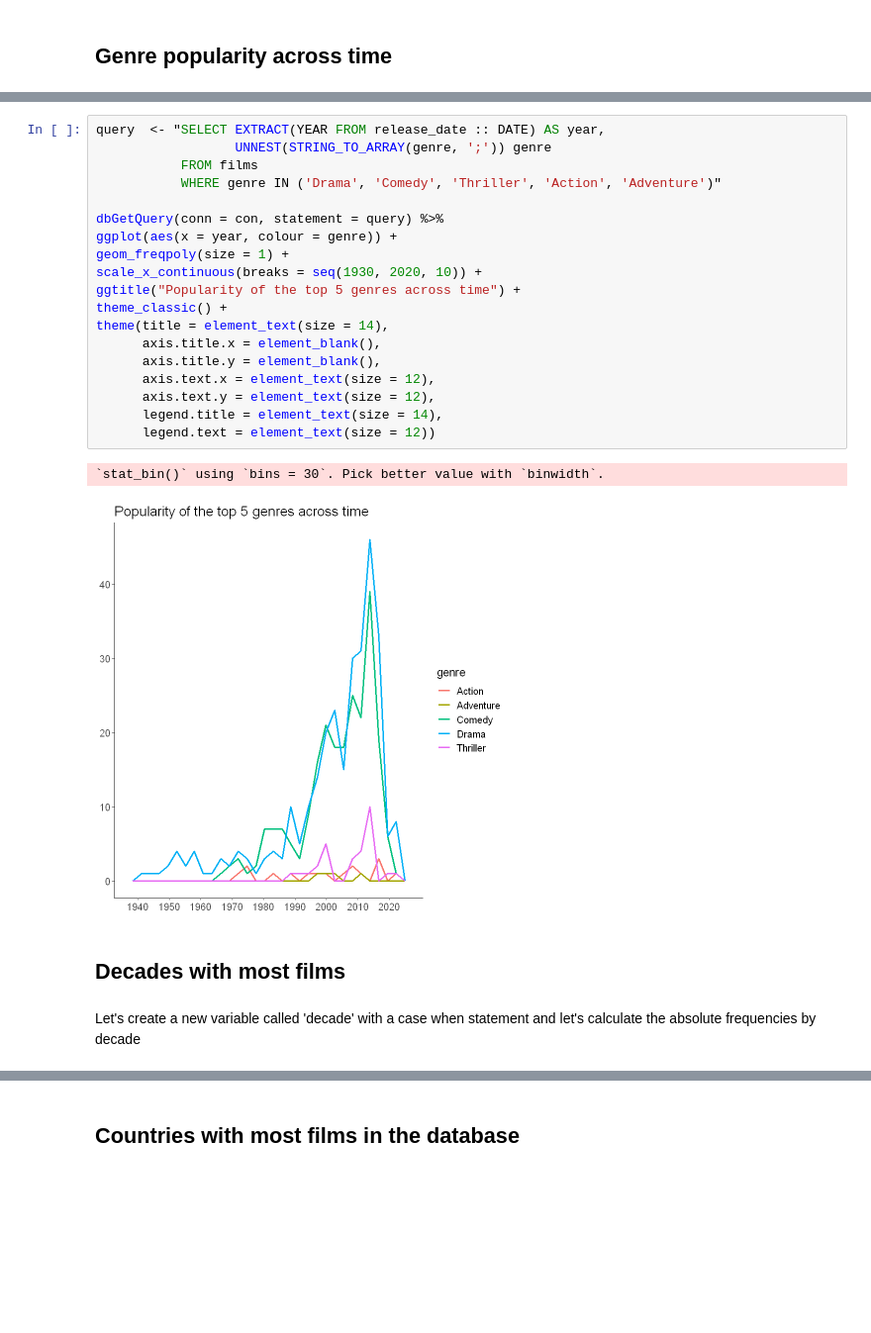
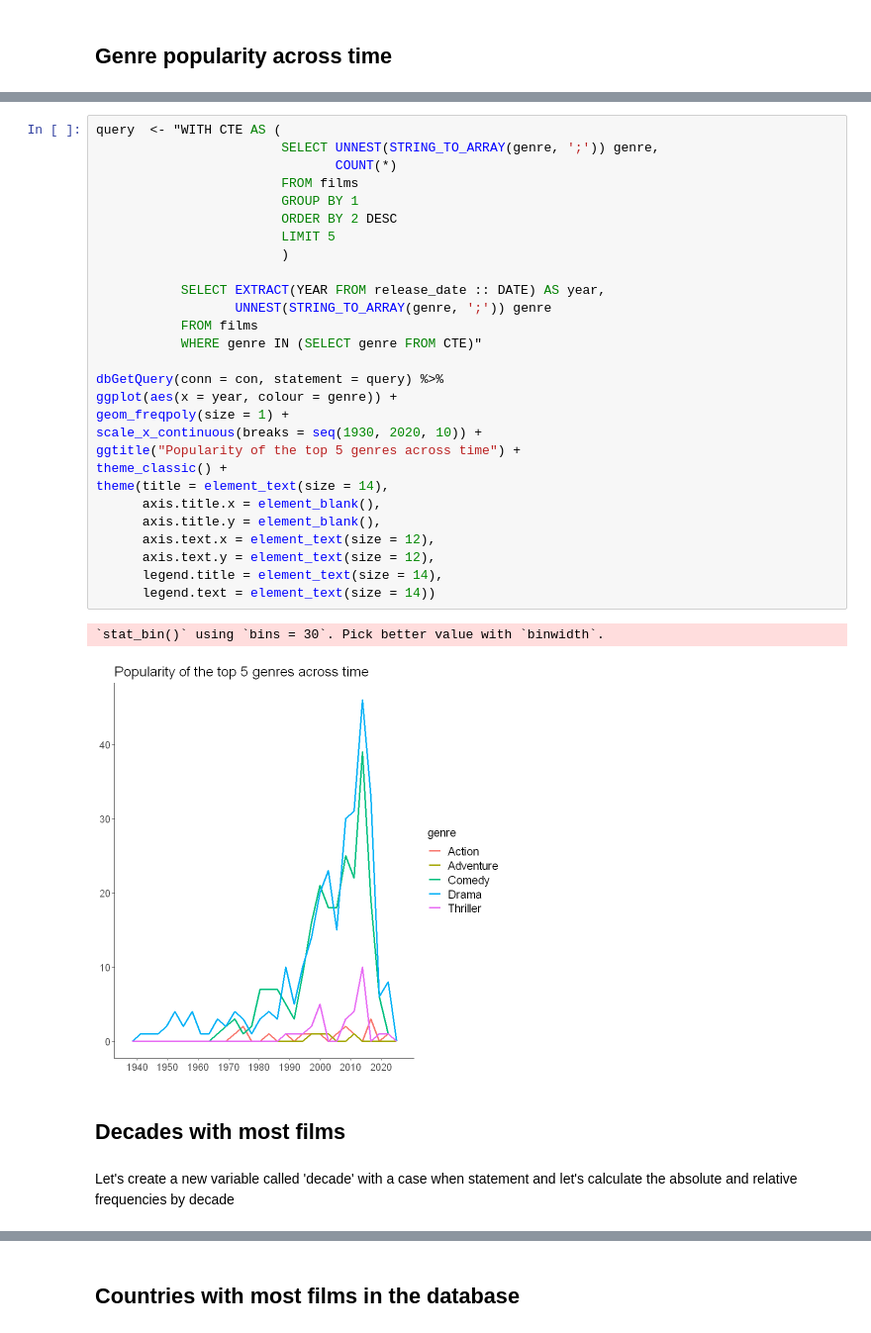
Before and after one commit to JacopoMalatesta/imdb_most_popular_films, a Jupyter notebook: scripts/04 - Querying and visualizing the results with SQL and R.ipynb, the cells around one changed output, grey strips where cells are left out. Shown at 99% size. Cells and saved outputs as stored; diff of their text form; blank space fills up the shorter version.

Commit message:
Added a new graph

```diff
--- a/scripts/04 - Querying and visualizing the results with SQL and R.ipynb
+++ b/scripts/04 - Querying and visualizing the results with SQL and R.ipynb
@@ -73,26 +50,35 @@ A data.frame: 10 × 2
 # %%
-query  <- "SELECT EXTRACT(YEAR FROM release_date :: DATE) AS year,
+query  <- "WITH CTE AS (
+                        SELECT UNNEST(STRING_TO_ARRAY(genre, ';')) genre,
+                               COUNT(*)
+                        FROM films
+                        GROUP BY 1
+                        ORDER BY 2 DESC
+                        LIMIT 5
+                        )
+
+           SELECT EXTRACT(YEAR FROM release_date :: DATE) AS year,
                   UNNEST(STRING_TO_ARRAY(genre, ';')) genre
            FROM films
-           WHERE genre IN ('Drama', 'Comedy', 'Thriller', 'Action', 'Adventure')"
+           WHERE genre IN (SELECT genre FROM CTE)"
 
 dbGetQuery(conn = con, statement = query) %>%
 ggplot(aes(x = year, colour = genre)) +
 geom_freqpoly(size = 1) +
 scale_x_continuous(breaks = seq(1930, 2020, 10)) +
 ggtitle("Popularity of the top 5 genres across time") +
 theme_classic() +
 theme(title = element_text(size = 14),
       axis.title.x = element_blank(),
       axis.title.y = element_blank(),
       axis.text.x = element_text(size = 12),
       axis.text.y = element_text(size = 12),
       legend.title = element_text(size = 14),
-      legend.text = element_text(size = 12))
+      legend.text = element_text(size = 14))
 # %% [output]
 `stat_bin()` using `bins = 30`. Pick better value with `binwidth`.
-[figure, old version]
+[figure, new version]
 # %% [markdown]
 ## Decades with most films
 # %% [markdown]
-Let's create a new variable called 'decade' with a case when statement and let's calculate the absolute frequencies by decade
+Let's create a new variable called 'decade' with a case when statement and let's calculate the absolute and relative frequencies by decade
```
Also changed, not shown: parts of 8 cells of this notebook.
